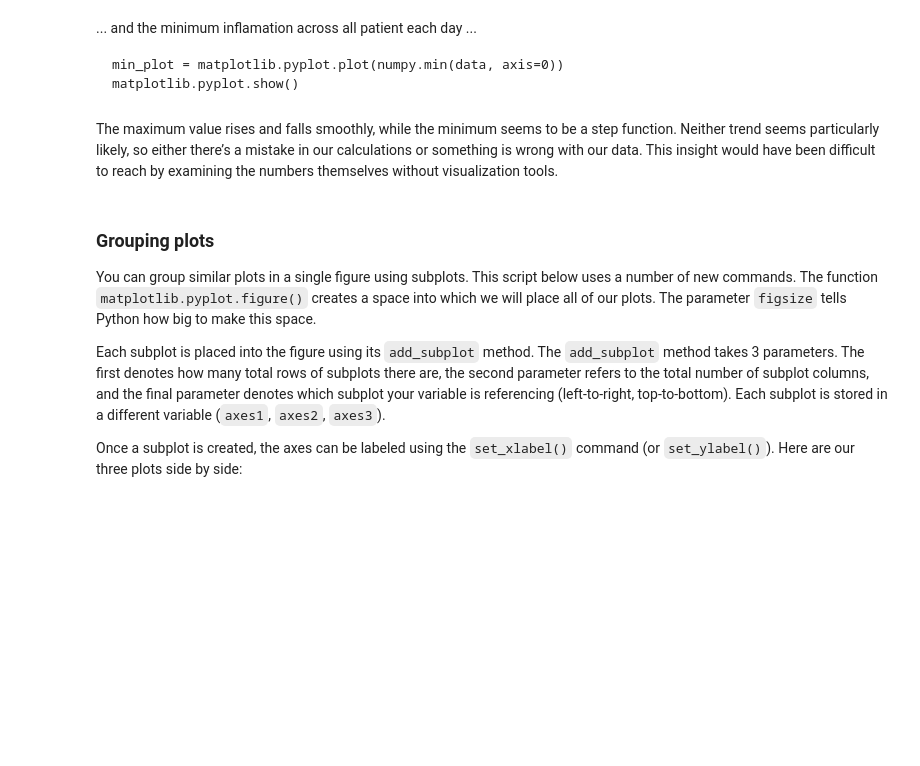
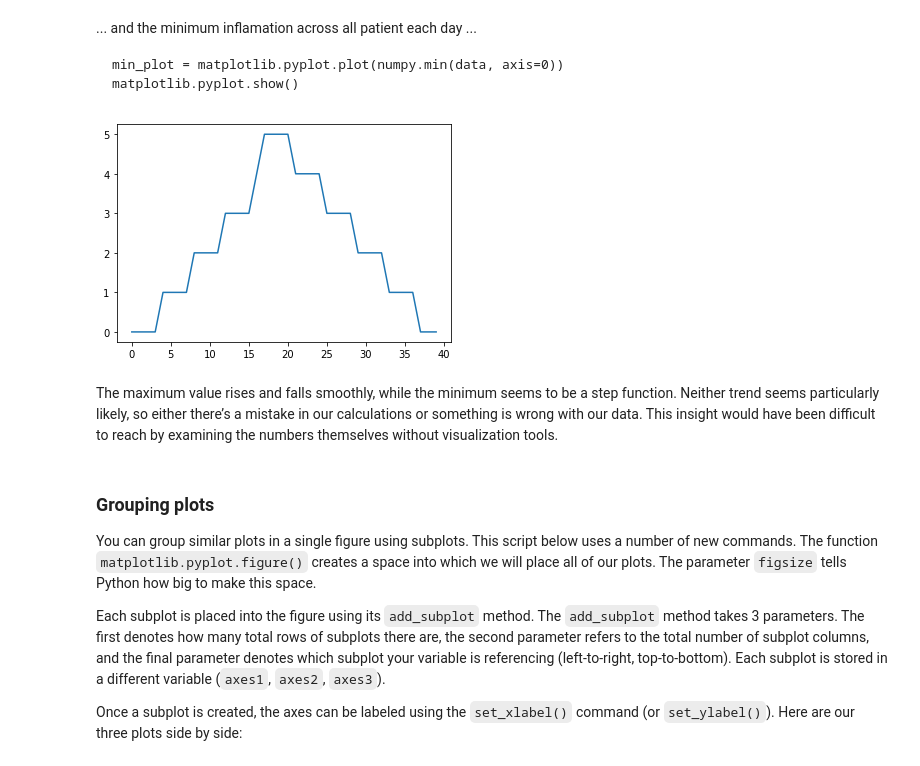
Before and after one commit to emichan14/2019-07-24-intro-to-python-workshop, a Jupyter notebook: lessons/python/ep1-introduction.ipynb, the cells around one changed output. Drawn from its saved outputs; the diff is of its cells as text; code cells hidden in the pictures; blank space fills up the shorter version.

````diff
--- a/lessons/python/ep1-introduction.ipynb
+++ b/lessons/python/ep1-introduction.ipynb
@@ -554,6 +768,11 @@ max_plot = matplotlib.pyplot.plot(numpy.max(data, axis=0))
 min_plot = matplotlib.pyplot.plot(numpy.min(data, axis=0))
 matplotlib.pyplot.show()
 ```
+# %%
+min_pllot = matplotlib.pyplot.plot(numpy.min(data, axis=0))
+matplotlib.pyplot.show()
+# %% [output]
+[figure, added]
 # %% [markdown]
 The maximum value rises and falls smoothly, while the minimum seems to be a step function. Neither trend seems particularly likely, so either there’s a mistake in our calculations or something is wrong with our data. This insight would have been difficult to reach by examining the numbers themselves without visualization tools.
 # %% [markdown]
````
Also changed, not shown: parts of 38 cells of this notebook, 1 other file.
